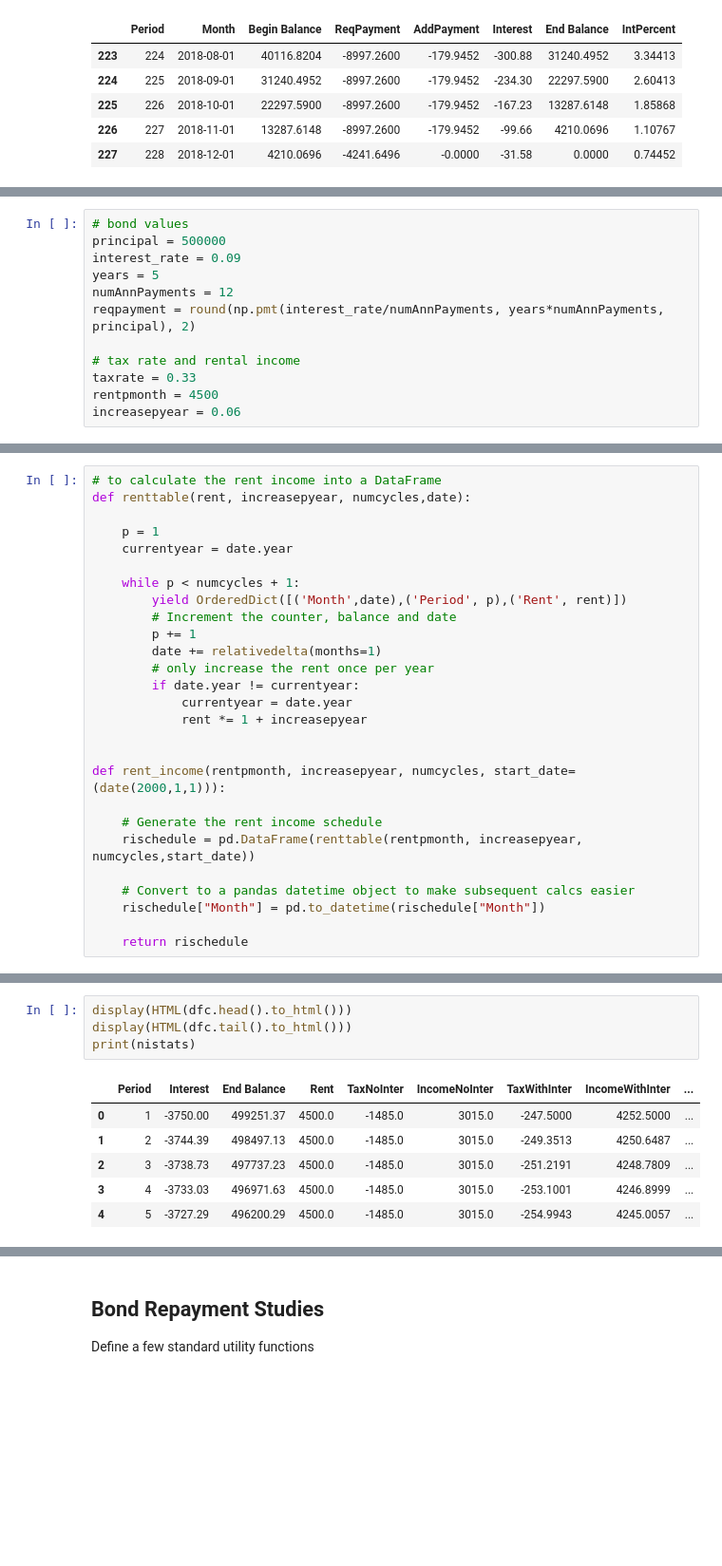
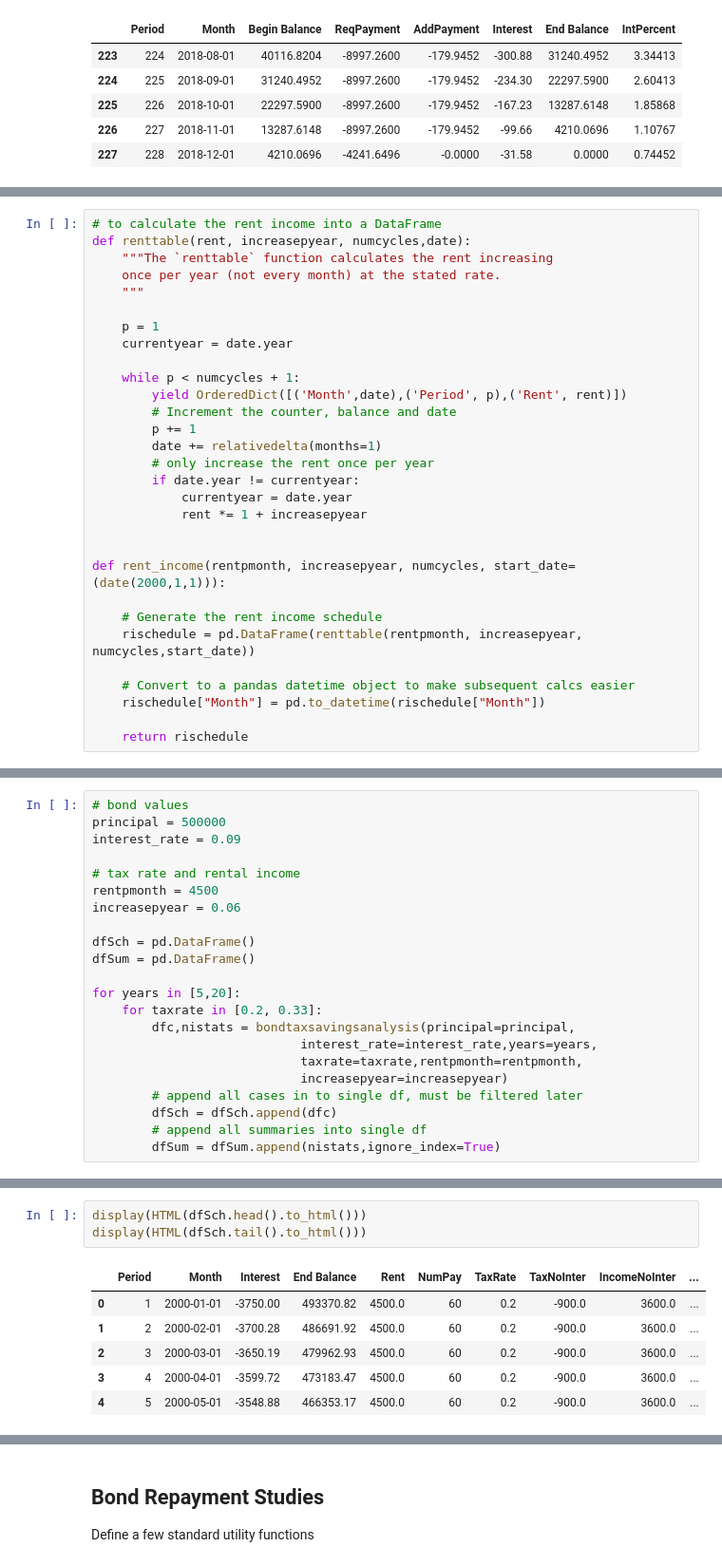
Before and after one commit to NelisW/RetirementPlanning, a Jupyter notebook: PersonalFinancialPlanning.ipynb, the cells around one changed output, grey strips where cells are left out. Shown at 95% size. Saved outputs shown, nothing was run; the diff lists cells and outputs as text; blank space fills up the shorter version.

Commit message:
Reformatted the bond vs tax rate calculation

```diff
--- a/PersonalFinancialPlanning.ipynb
+++ b/PersonalFinancialPlanning.ipynb
@@ -289,14 +292,2 @@ In this model, change the number of years from 5 to 20 and observe the effect.
 
 This analysis presently ignores the effect of time value of money.
-# %%
-# bond values
-principal = 500000
-interest_rate = 0.09
-years = 5
-numAnnPayments = 12
-reqpayment = round(np.pmt(interest_rate/numAnnPayments, years*numAnnPayments, principal), 2)
-
-# tax rate and rental income
-taxrate = 0.33
-rentpmonth = 4500
-increasepyear = 0.06
@@ -328,6 +294,9 @@ The `renttable` function calculates the rent increasing once per year (not every
 # %%
 # to calculate the rent income into a DataFrame
 def renttable(rent, increasepyear, numcycles,date):
+    """The `renttable` function calculates the rent increasing
+    once per year (not every month) at the stated rate.
+    """
 
     p = 1
     currentyear = date.year
@@ -409,0 +406,22 @@ if False:
+# %%
+# bond values
+principal = 500000
+interest_rate = 0.09
+
+# tax rate and rental income
+rentpmonth = 4500
+increasepyear = 0.06
+
+dfSch = pd.DataFrame()
+dfSum = pd.DataFrame()
+
+for years in [5,20]:
+    for taxrate in [0.2, 0.33]:
+        dfc,nistats = bondtaxsavingsanalysis(principal=principal,
+                            interest_rate=interest_rate,years=years,
+                            taxrate=taxrate,rentpmonth=rentpmonth,
+                            increasepyear=increasepyear)
+        # append all cases in to single df, must be filtered later
+        dfSch = dfSch.append(dfc)
+        # append all summaries into single df
+        dfSum = dfSum.append(nistats,ignore_index=True)
@@ -410,11 +430,10 @@ if False:
 # %%
-display(HTML(dfc.head().to_html()))
-display(HTML(dfc.tail().to_html()))
-print(nistats)
+display(HTML(dfSch.head().to_html()))
+display(HTML(dfSch.tail().to_html()))
 # %% [output]
-|  | Period | Interest | End Balance | Rent | TaxNoInter | IncomeNoInter | TaxWithInter | IncomeWithInter | ... |
-| 0 | 1 | -3750.00 | 499251.37 | 4500.0 | -1485.0 | 3015.0 | -247.5000 | 4252.5000 | ... |
-| 1 | 2 | -3744.39 | 498497.13 | 4500.0 | -1485.0 | 3015.0 | -249.3513 | 4250.6487 | ... |
-| 2 | 3 | -3738.73 | 497737.23 | 4500.0 | -1485.0 | 3015.0 | -251.2191 | 4248.7809 | ... |
-| 3 | 4 | -3733.03 | 496971.63 | 4500.0 | -1485.0 | 3015.0 | -253.1001 | 4246.8999 | ... |
-| 4 | 5 | -3727.29 | 496200.29 | 4500.0 | -1485.0 | 3015.0 | -254.9943 | 4245.0057 | ... |
+|  | Period | Month | Interest | End Balance | Rent | NumPay | TaxRate | TaxNoInter | IncomeNoInter | ... |
+| 0 | 1 | 2000-01-01 | -3750.00 | 493370.82 | 4500.0 | 60 | 0.2 | -900.0 | 3600.0 | ... |
+| 1 | 2 | 2000-02-01 | -3700.28 | 486691.92 | 4500.0 | 60 | 0.2 | -900.0 | 3600.0 | ... |
+| 2 | 3 | 2000-03-01 | -3650.19 | 479962.93 | 4500.0 | 60 | 0.2 | -900.0 | 3600.0 | ... |
+| 3 | 4 | 2000-04-01 | -3599.72 | 473183.47 | 4500.0 | 60 | 0.2 | -900.0 | 3600.0 | ... |
+| 4 | 5 | 2000-05-01 | -3548.88 | 466353.17 | 4500.0 | 60 | 0.2 | -900.0 | 3600.0 | ... |
```
Also changed, not shown: parts of 11 cells of this notebook.
